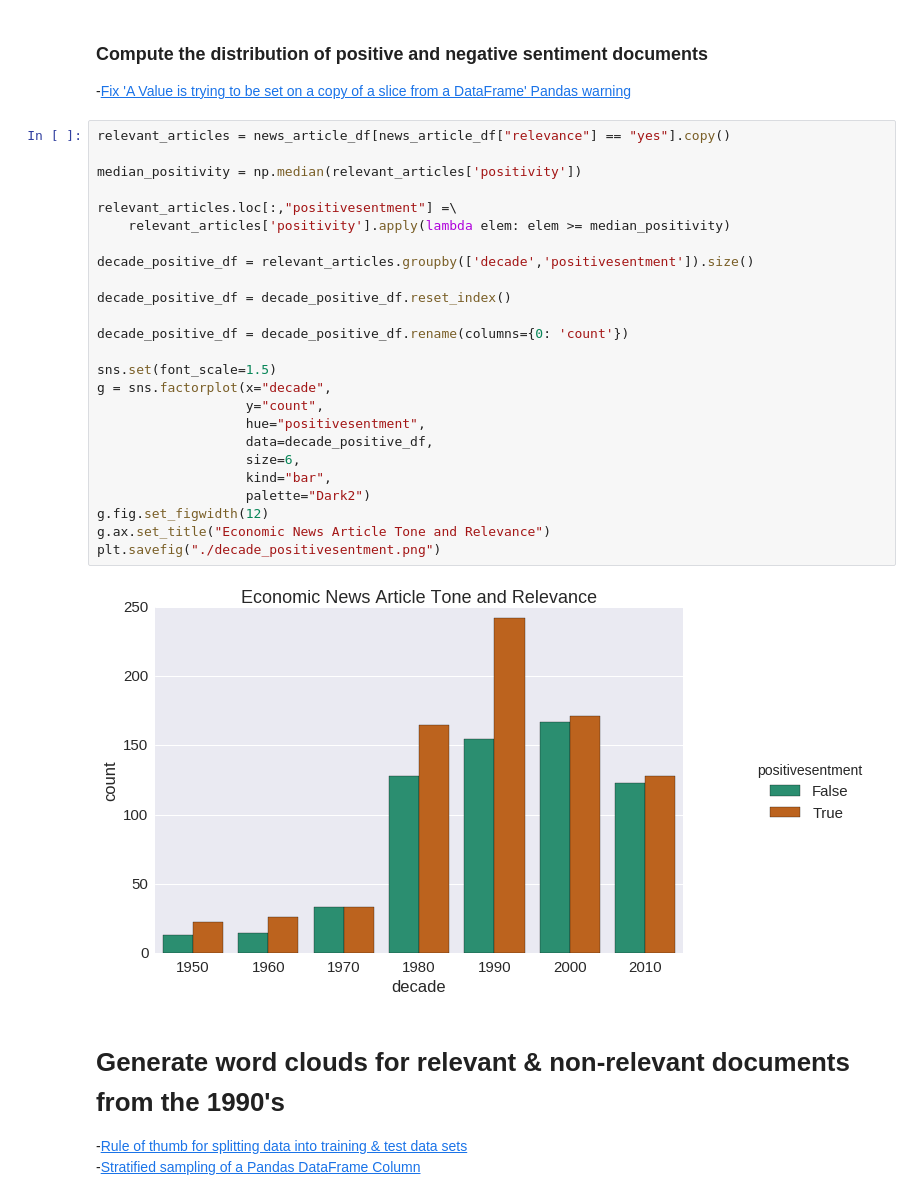
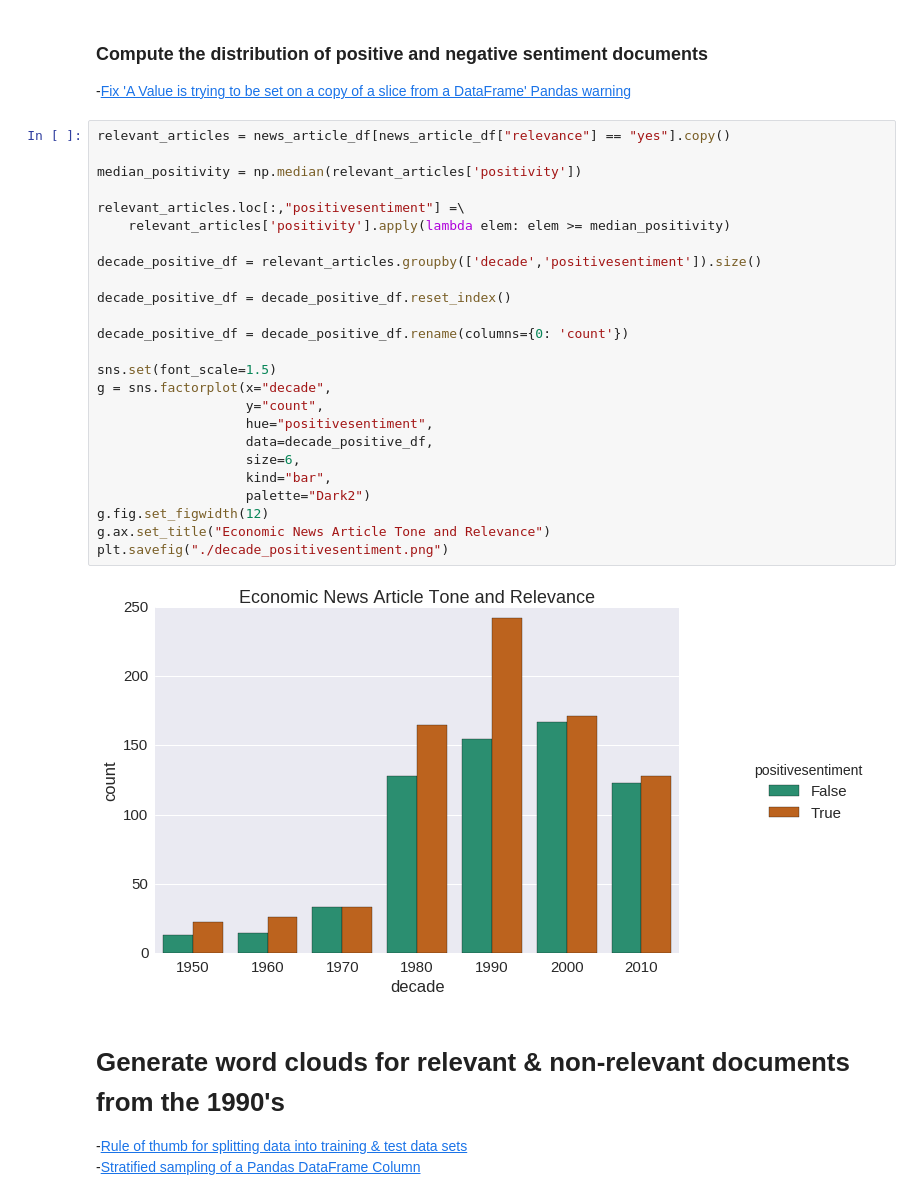
Before and after one commit to mspcvsp/EconomicNewsArticleToneRelevance, a Jupyter notebook: ExploratoryDataAnalysis.ipynb, the cells around one changed output. Drawn from its saved outputs; the diff is of its cells as text.

```diff
--- a/ExploratoryDataAnalysis.ipynb
+++ b/ExploratoryDataAnalysis.ipynb
@@ -111,30 +111,30 @@ plt.savefig("./decade_relevance.png")
 # %%
 relevant_articles = news_article_df[news_article_df["relevance"] == "yes"].copy()
 
 median_positivity = np.median(relevant_articles['positivity'])
 
-relevant_articles.loc[:,"positivesentment"] =\
+relevant_articles.loc[:,"positivesentiment"] =\
     relevant_articles['positivity'].apply(lambda elem: elem >= median_positivity)
 
-decade_positive_df = relevant_articles.groupby(['decade','positivesentment']).size()
+decade_positive_df = relevant_articles.groupby(['decade','positivesentiment']).size()
 
 decade_positive_df = decade_positive_df.reset_index()
 
 decade_positive_df = decade_positive_df.rename(columns={0: 'count'})
 
 sns.set(font_scale=1.5)
 g = sns.factorplot(x="decade",
                    y="count",
-                   hue="positivesentment",
+                   hue="positivesentiment",
                    data=decade_positive_df,
                    size=6,
                    kind="bar",
                    palette="Dark2")
 g.fig.set_figwidth(12)
 g.ax.set_title("Economic News Article Tone and Relevance")
-plt.savefig("./decade_positivesentment.png")
+plt.savefig("./decade_positivesentiment.png")
 # %% [output]
-[figure, old version]
+[figure, new version]
 # %% [markdown]
 # Generate word clouds for relevant & non-relevant documents from the 1990's
 -[Rule of thumb for splitting data into training & test data sets](http://stackoverflow.com/questions/13610074/is-there-a-rule-of-thumb-for-how-to-divide-a-dataset-into-training-and-validatio)
```
Also changed, not shown: parts of 11 cells of this notebook.
